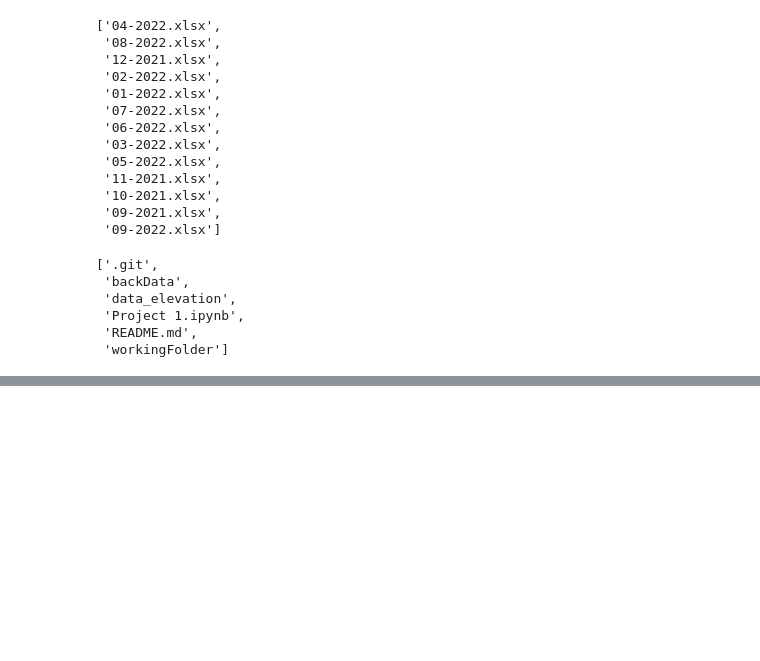
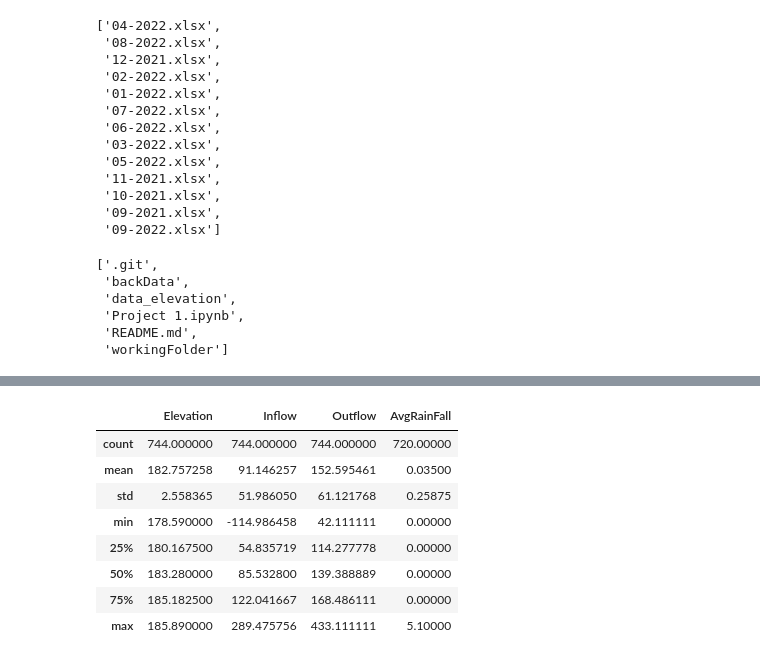
Before and after one commit to nathanpaul423/Project-Magat-Reservoir-Elevation-prediction, a Jupyter notebook: Project 1.ipynb, the cells around one changed output, grey strips where cells are left out. Saved outputs shown, nothing was run; the diff lists cells and outputs as text; code cells hidden in the pictures; blank space fills up the shorter version.

```diff
--- a/Project 1.ipynb
+++ b/Project 1.ipynb
@@ -166,0 +169,12 @@ os.listdir('c:\\Users\\Tokwa\\Documents\\GitHub\\Project-1---Magat-Reservoir-Ele
+# %%
+df1.describe()
+# %% [output]
+|  | Elevation | Inflow | Outflow | AvgRainFall |
+| count | 744.000000 | 744.000000 | 744.000000 | 720.00000 |
+| mean | 182.757258 | 91.146257 | 152.595461 | 0.03500 |
+| std | 2.558365 | 51.986050 | 61.121768 | 0.25875 |
+| min | 178.590000 | -114.986458 | 42.111111 | 0.00000 |
+| 25% | 180.167500 | 54.835719 | 114.277778 | 0.00000 |
+| 50% | 183.280000 | 85.532800 | 139.388889 | 0.00000 |
+| 75% | 185.182500 | 122.041667 | 168.486111 | 0.00000 |
+| max | 185.890000 | 289.475756 | 433.111111 | 5.10000 |
```
Also changed, not shown: parts of 19 cells of this notebook.
